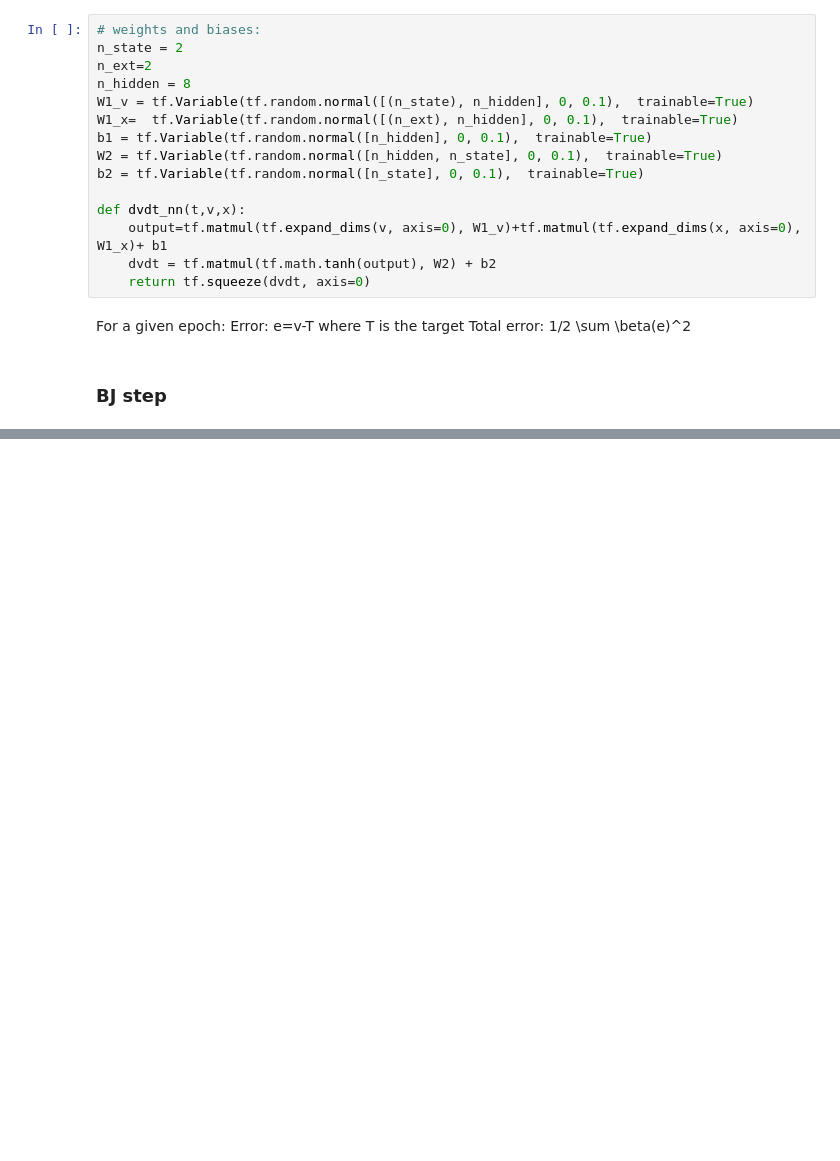
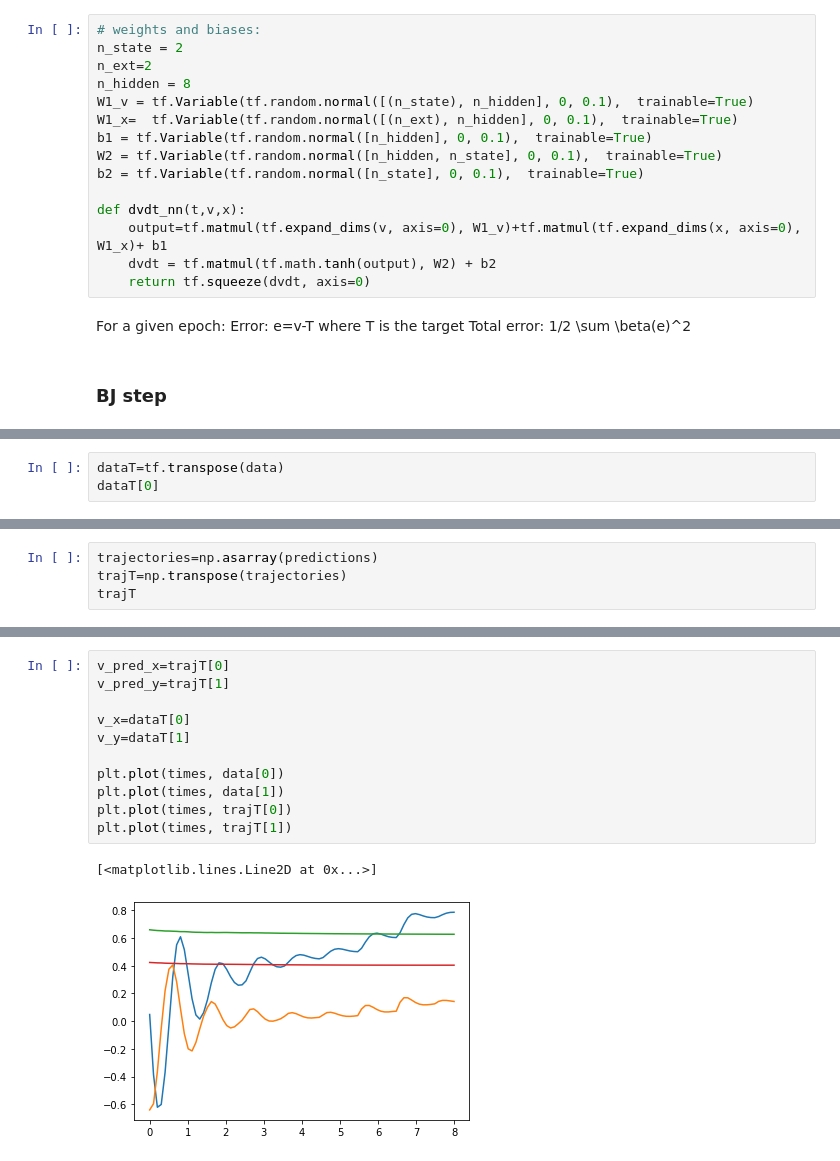
Before and after one commit to ncbf/ode, a Jupyter notebook: BG_Chen.ipynb, the cells around one changed output, grey strips where cells are left out. Drawn from its saved outputs; the diff is of its cells as text; blank space fills up the shorter version.

Commit message:
Trajectories - straight lines

```diff
--- a/BG_Chen.ipynb
+++ b/BG_Chen.ipynb
@@ -210,0 +248,3 @@ NameError: name 'predictions' is not defined
+# %%
+dataT=tf.transpose(data)
+dataT[0]
@@ -210,0 +253,4 @@ NameError: name 'predictions' is not defined
+# %%
+trajectories=np.asarray(predictions)
+trajT=np.transpose(trajectories)
+trajT
@@ -210,0 +275,14 @@ NameError: name 'predictions' is not defined
+# %%
+v_pred_x=trajT[0]
+v_pred_y=trajT[1]
+
+v_x=dataT[0]
+v_y=dataT[1]
+
+plt.plot(times, data[0])
+plt.plot(times, data[1])
+plt.plot(times, trajT[0])
+plt.plot(times, trajT[1])
+# %% [output]
+[<matplotlib.lines.Line2D at 0x...>]
+[figure, added]
```
Also changed, not shown: parts of 10 cells of this notebook.
